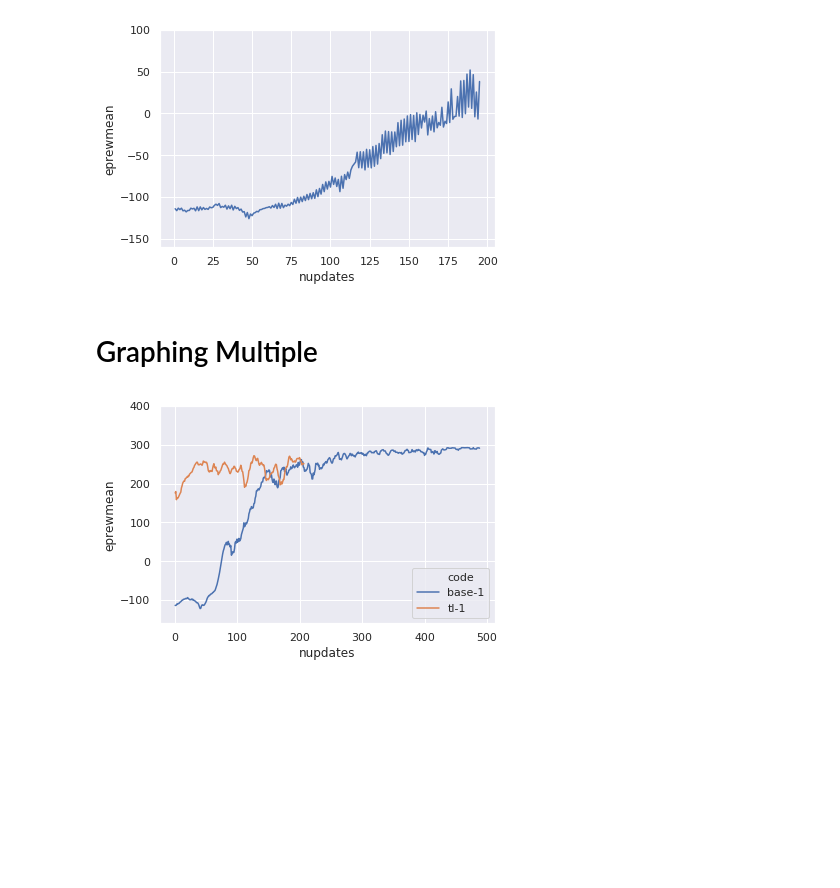
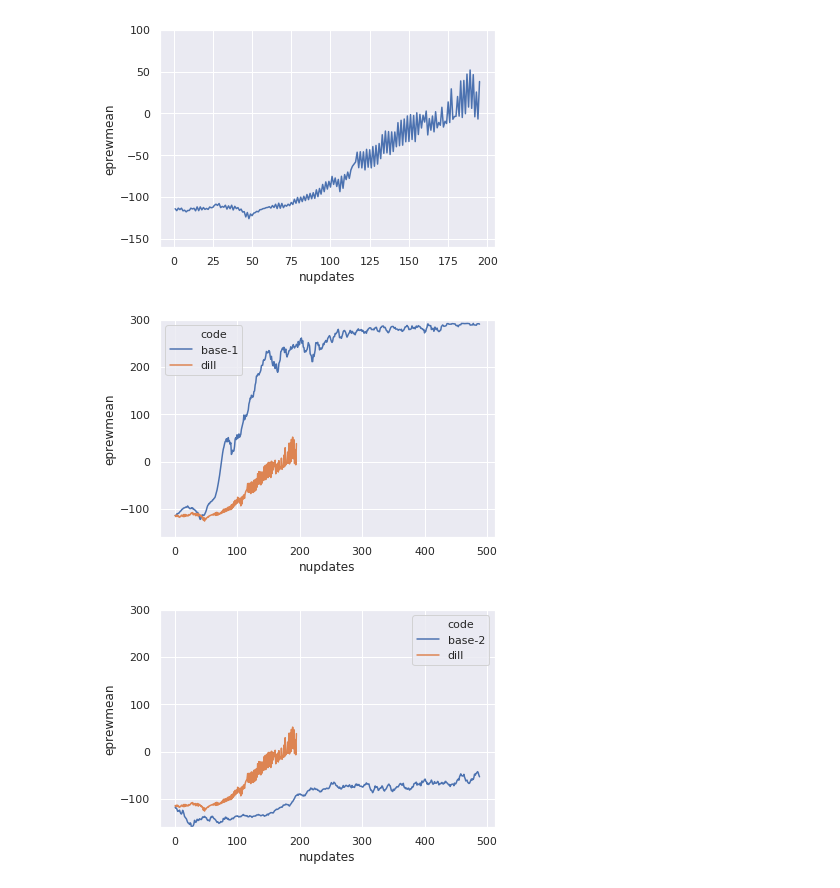
Before and after one commit to tjcdev/mlpgroup009, a Jupyter notebook: analysis/Analysis.ipynb, the cells around one changed output. Drawn from its saved outputs; the diff is of its cells as text; code cells hidden in the pictures; blank space fills up the shorter version.

Commit message:
Added multiline graphs

```diff
--- a/analysis/Analysis.ipynb
+++ b/analysis/Analysis.ipynb
@@ -87,3 +110,12 @@ plt.show()
 sns_plot.get_figure().savefig("1stlayer_normal_with_hardcore_weights.png",  bbox_inches = 'tight')
 # %% [output]
 [figure]
+# %%
+both = base_bip.append(tl_bip_first_layer_biphard)
+sns_plot = sns.lineplot(x="nupdates", y="eprewmean",
+             hue='code',
+             data=both)
+plt.ylim(-160, 300)
+plt.show()
+
+sns_plot.get_figure().savefig("comp_1stlayer_normal.png",  bbox_inches = 'tight')
@@ -113,3 +158,12 @@ plt.show()
 sns_plot.get_figure().savefig("alllayers_1stlocked_normal_with_hardcore_weights.png",  bbox_inches = 'tight')
 # %% [output]
 [figure]
+# %%
+both = base_bip.append(tl_bip_locked_biphard)
+sns_plot = sns.lineplot(x="nupdates", y="eprewmean",
+             hue='code',
+             data=both)
+plt.ylim(-160, 300)
+plt.show()
+
+sns_plot.get_figure().savefig("comp_alllayers_1stlocked_normal_with_hardcore_weights.png",  bbox_inches = 'tight')
@@ -140,5 +207,3 @@ plt.show()
 sns_plot.get_figure().savefig("dilation.png",  bbox_inches = 'tight')
 # %% [output]
 [figure]
-# %% [markdown]
-# Graphing Multiple
@@ -147,8 +210,26 @@ both = base_bip.append(tl_bip)
 # %%
+# Dilation bip baseline compare
+
+both = base_bip.append(dill)
 sns_plot = sns.lineplot(x="nupdates", y="eprewmean",
              hue='code',
              data=both)
-plt.ylim(-160, 400)
+plt.ylim(-160, 300)
 plt.show()
+
+sns_plot.get_figure().savefig("comp_dilation_normal.png",  bbox_inches = 'tight')
 # %% [output]
-[figure, old version]
+[figure, new version]
+# %%
+# Dilation biphard baseline compare
+
+both = base_biphard.append(dill)
+sns_plot = sns.lineplot(x="nupdates", y="eprewmean",
+             hue='code',
+             data=both)
+plt.ylim(-160, 300)
+plt.show()
+
+sns_plot.get_figure().savefig("comp_dilation_hardcore.png",  bbox_inches = 'tight')
+# %% [output]
+[figure, added]
```
Also changed, not shown: parts of 8 cells of this notebook.
